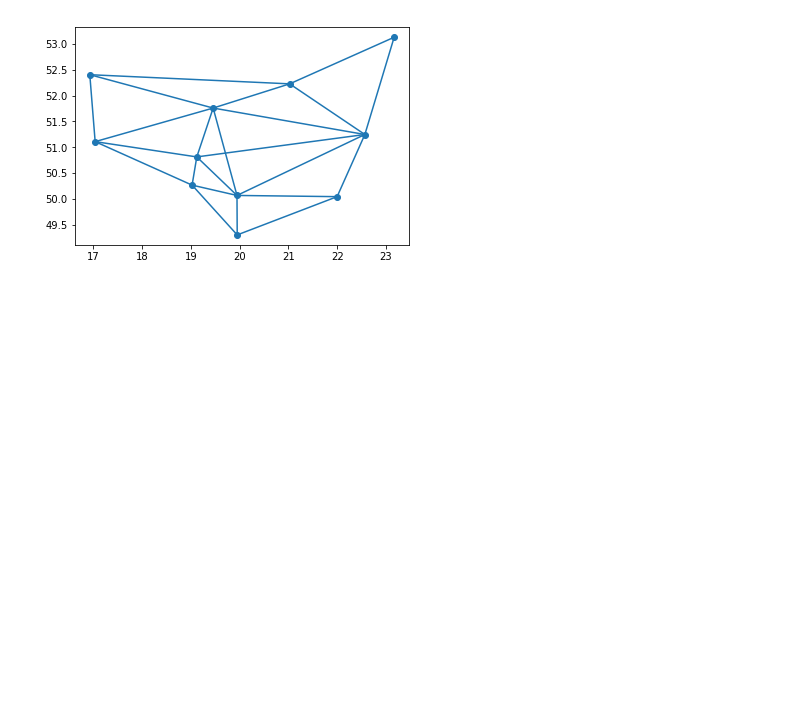
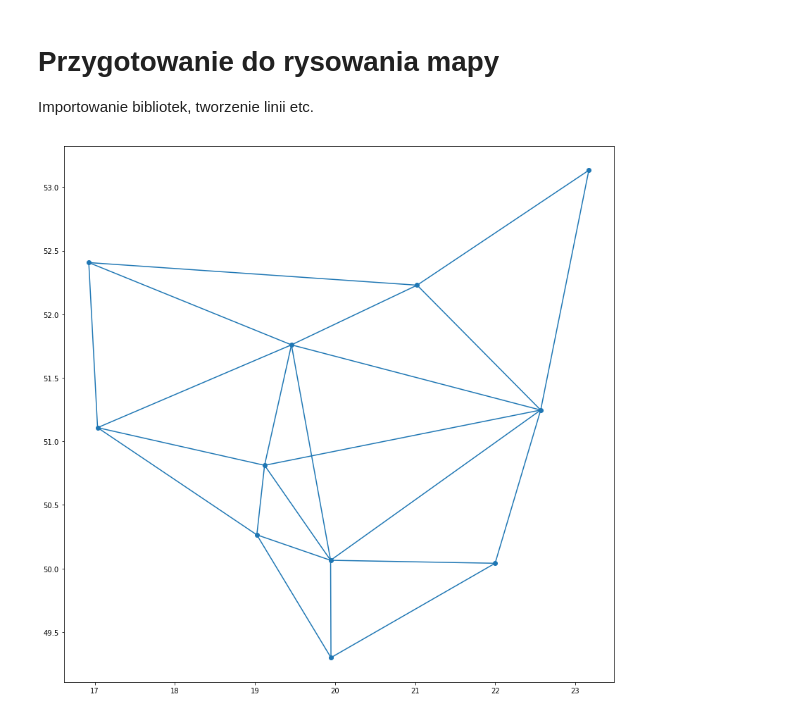
Before and after one commit to matthewgrzegorczyk/PathFinder, a Jupyter notebook: Wyznaczanie trasy.ipynb, the cells around one changed output. Cells and saved outputs as stored; diff of their text form; code cells hidden in the pictures; blank space fills up the shorter version.

```diff
--- a/Wyznaczanie trasy.ipynb
+++ b/Wyznaczanie trasy.ipynb
@@ -4,44 +6,10 @@ cities = helper.import_cities('cities.txt')
 connections = helper.import_connections('connections.txt')
 
 citiesByIndex = list(cities.values())
+# %% [markdown]
+# Przygotowanie do rysowania mapy
+Importowanie bibliotek, tworzenie linii etc.
 # %%
-import matplotlib.pyplot as plt
-
-DATA = ((1, 3),
-        (2, 4),
-        (3, 1),
-        (4, 2))
-# dash_style =
-#     direction, length, (text)rotation, dashrotation, push
-# (The parameters are varied to show their effects,
-# not for visual appeal).
-dash_style = (
-    (0, 20, -15, 30, 10),
-    (1, 30, 0, 15, 10),
-    (0, 40, 15, 15, 10),
-    (1, 20, 30, 60, 10),
-    )
-
-fig, ax = plt.subplots()
-
-(y, x) = zip(*cities.values())
-ax.plot(x, y, 'o')
-i = 0
-# for name, coords in cities.items():
-#     (x, y) = cities[name]
-#     (dd, dl, r, dr, dp) = dash_style[i]
-    #print('dashlen call %d' % dl)
-#     t = ax.text(x, y, str((x, y)), withdash=True,
-#                 dashdirection=dd,
-#                 dashlength=dl,
-#                 rotation=r,
-#                 dashrotation=dr,
-#                 dashpush=dp,
-#                 )
-#     i += 1
-#     i %= 4
-
-
 import matplotlib.lines as lines
 import matplotlib.text as mtext
 import matplotlib.transforms as mtransforms
@@ -80,20 +48,26 @@ class MyLine(lines.Line2D):
         # draw my label at the end of the line with 2 pixel offset
         lines.Line2D.draw(self, renderer)
         self.text.draw(renderer)
-
-
-# Rysowanie linii.
-for conn, distance in connections.items():
-    A, B = conn.split(',')
-    A = int(A)
-    B = int(B)
-    y, x = zip(citiesByIndex[A], citiesByIndex[B])
-    # print(x, y)
-    line = MyLine(x, y, mfc='red', ms=12)
-    line.text.set_color('red')
-    line.text.set_fontsize(16)
-    ax.add_line(line)
-
-plt.show()
-# %% [output]
-[figure, removed]
+# %%
+# Zdefiniowanie wykresu
+fig, ax = plt.subplots(figsize=(14, 14))
+
+# Rysowanie poszczególnych miast
+(y, x) = zip(*cities.values())
+ax.plot(x, y, 'o')
+
+# Rysowanie linii połą.
+for conn, distance in connections.items():
+    A, B = conn.split(',')
+    A = int(A)
+    B = int(B)
+    y, x = zip(citiesByIndex[A], citiesByIndex[B])
+    # print(x, y)
+    line = MyLine(x, y, mfc='red', ms=12)
+    line.text.set_color('red')
+    line.text.set_fontsize(16)
+    ax.add_line(line)
+
+plt.show()
+# %% [output]
+[figure, added]
```
Also changed, not shown: parts of 1 cell of this notebook.
